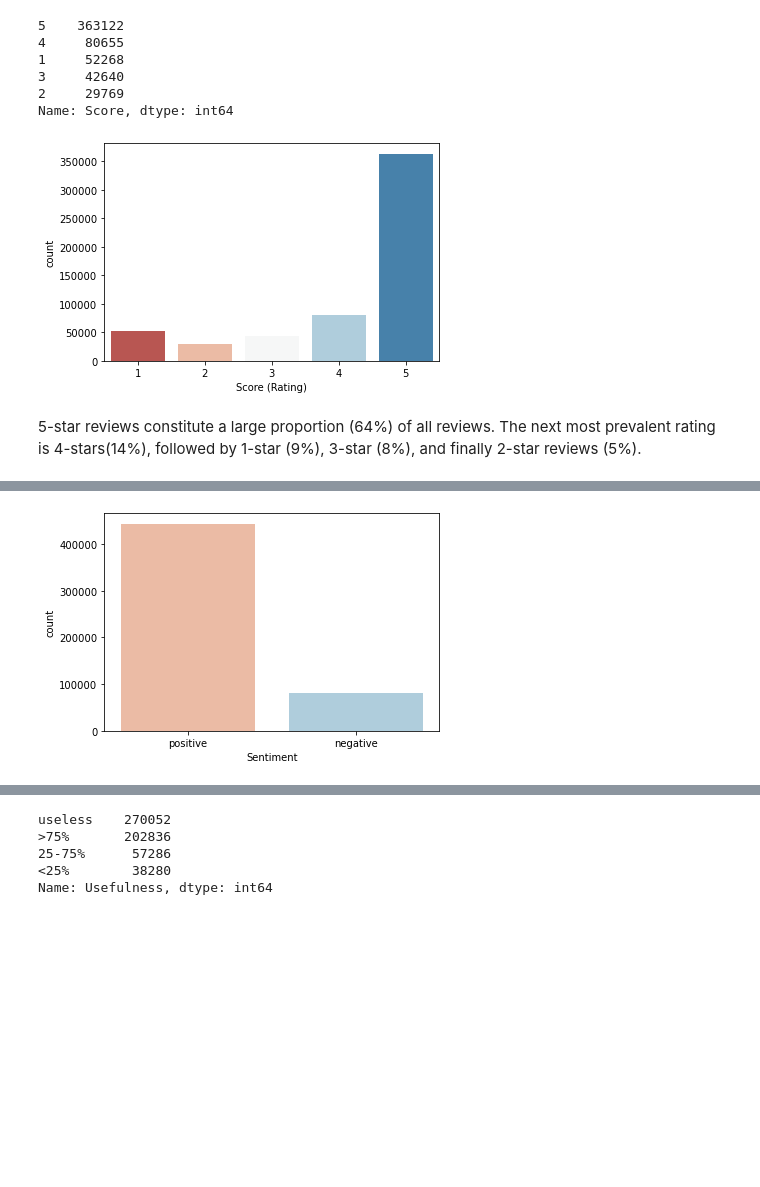
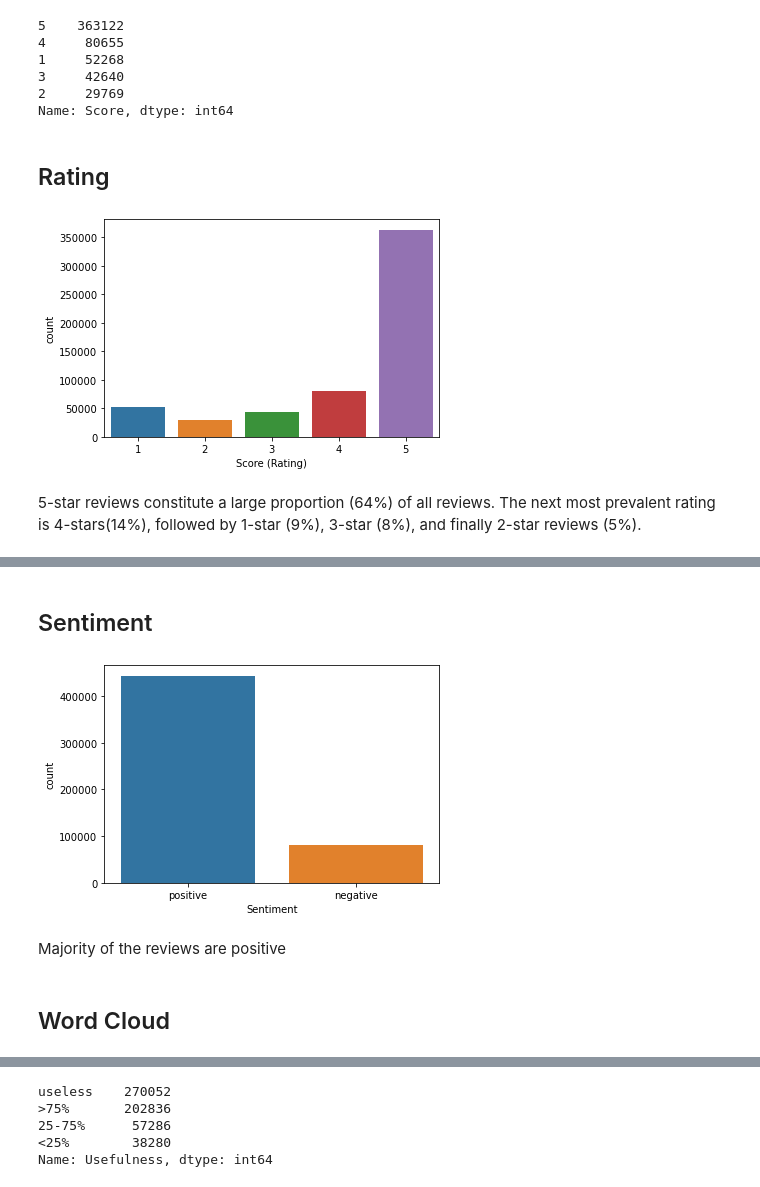
Before and after one commit to vkmanojk/TextSummarisation, a Jupyter notebook: EDA.ipynb, the cells around one changed output, grey strips where cells are left out. Cells and saved outputs as stored; diff of their text form; code cells hidden in the pictures; blank space fills up the shorter version.

```diff
--- a/EDA.ipynb
+++ b/EDA.ipynb
@@ -41,12 +45,14 @@ df.Score.value_counts()
 3     42640
 2     29769
 Name: Score, dtype: int64
+# %% [markdown]
+## Rating
 # %%
-sns.countplot(x='Score', data=df, palette='RdBu')
+sns.countplot(x='Score', data=df)
 plt.xlabel('Score (Rating)')
 plt.show()
 # %% [output]
-[figure, old version]
+[figure, new version]
 # %% [markdown]
 5-star reviews constitute a large proportion (64%) of all reviews. The next most prevalent rating is 4-stars(14%), followed by 1-star (9%), 3-star (8%), and finally 2-star reviews (5%).
 # %%
@@ -63,12 +69,18 @@ temp_df.head()
 | 2 | ABXLMWJIXXAIN | 1 | 1 | "Delight" says it all | This is a confection that has bee... | 4 | positive | >75% |
 | 3 | A395BORC6FGVXV | 3 | 3 | Cough Medicine | If you are looking for the secret... | 2 | negative | >75% |
 | 4 | A1UQRSCLF8GW1T | 0 | 0 | Great taffy | Great taffy at a great price. The... | 5 | positive | useless |
+# %% [markdown]
+## Sentiment
 # %%
-sns.countplot(x='Sentiment', order=["positive", "negative"], data=temp_df, palette='RdBu')
+sns.countplot(x='Sentiment', order=["positive", "negative"], data=temp_df)
 plt.xlabel('Sentiment')
 plt.show()
 # %% [output]
-[figure, old version]
+[figure, new version]
+# %% [markdown]
+Majority of the reviews are positive
+# %% [markdown]
+## Word Cloud
 # %%
 pos = temp_df.loc[temp_df['Sentiment'] == 'positive']
 pos = pos[:1000]
```
Also changed, not shown: parts of 23 cells of this notebook.
